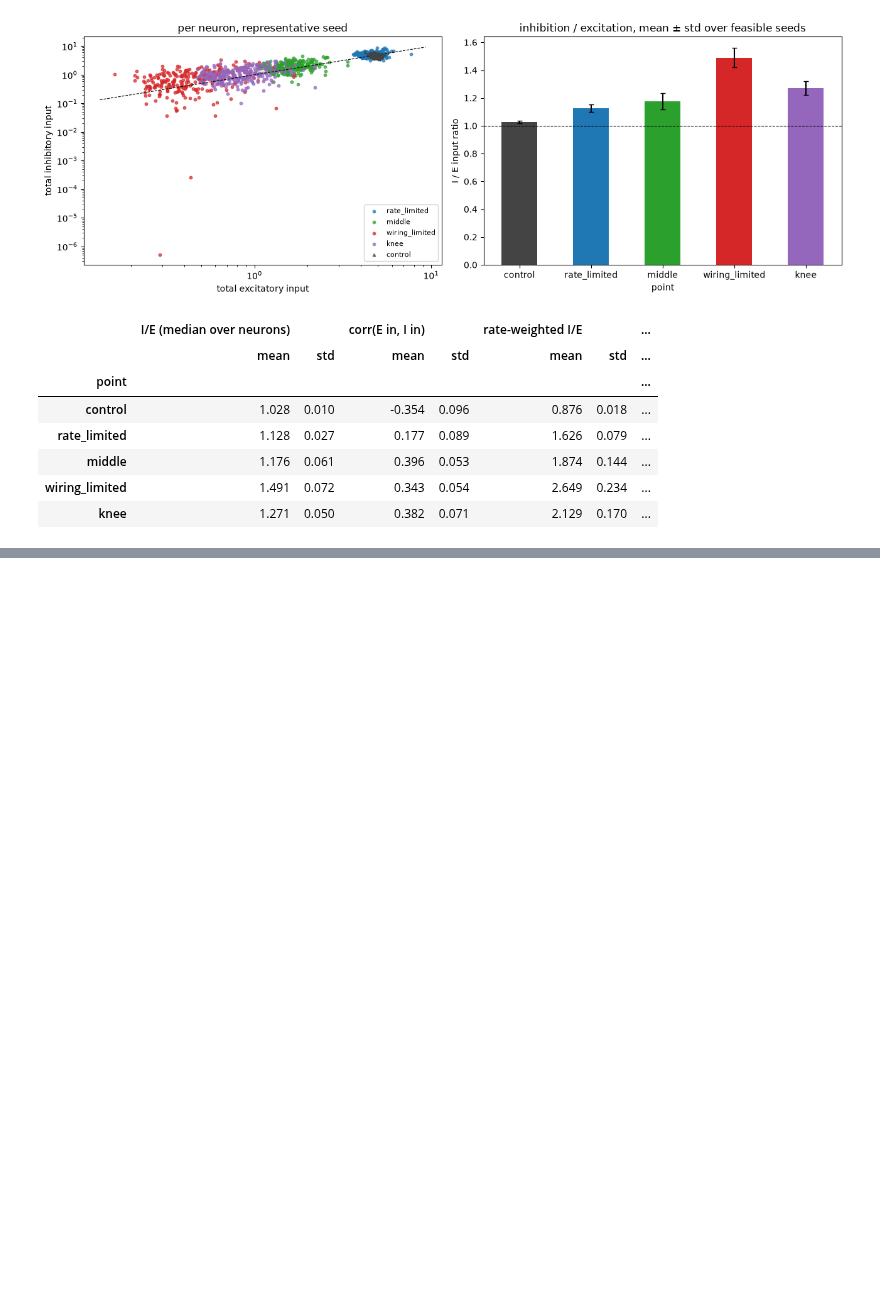
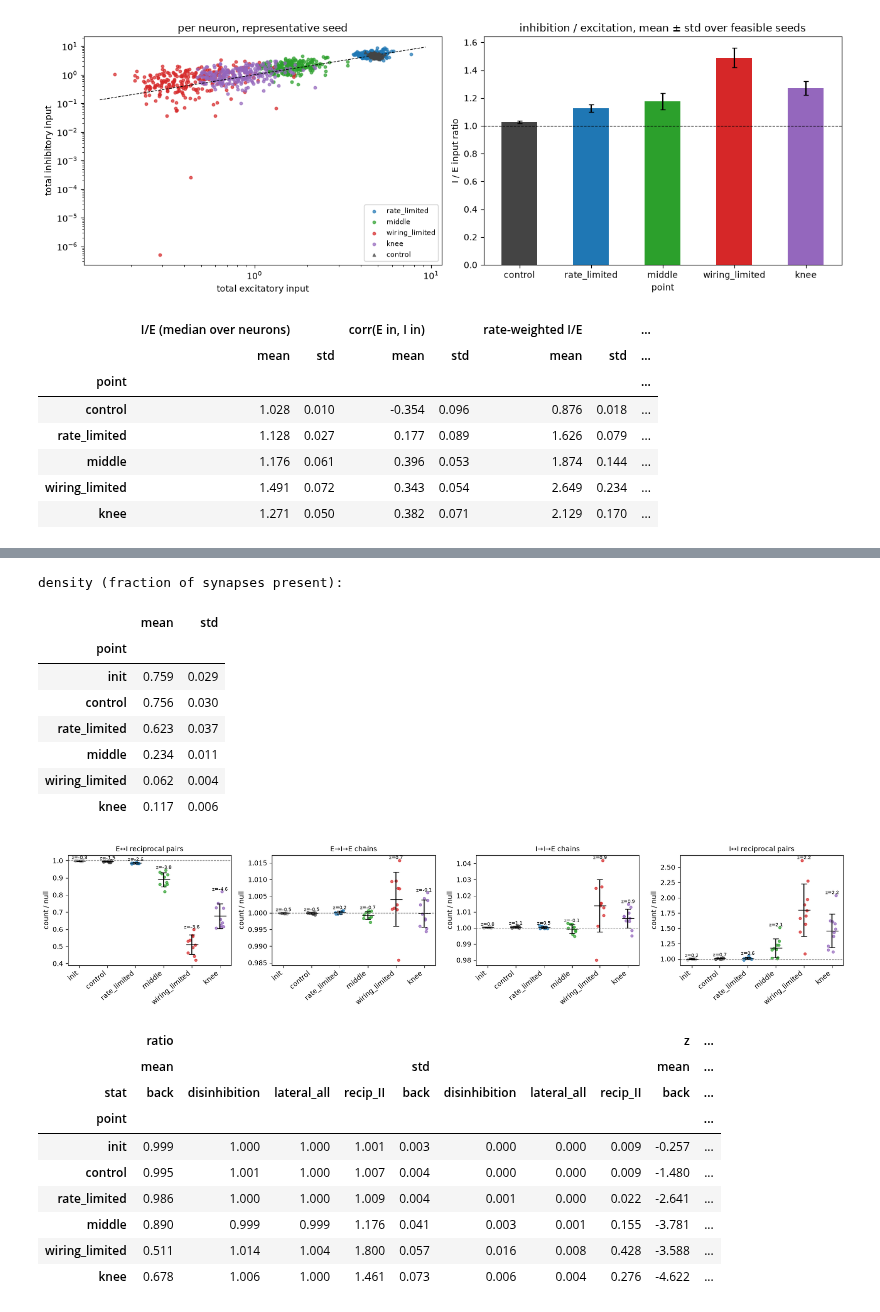
Before and after one commit to AtharvSuryawanshi/canonical_mc, a Jupyter notebook: notebooks/moo_zoom_analysis.ipynb, the cells around one changed output, grey strips where cells are left out. Cells and saved outputs as stored; diff of their text form; code cells hidden in the pictures; blank space fills up the shorter version.

```diff
--- a/notebooks/moo_zoom_analysis.ipynb
+++ b/notebooks/moo_zoom_analysis.ipynb
@@ -589,0 +744,28 @@ modular networks in RNNs (Achterberg et al. 2023), so wiring_limited and knee ar
+# %%
+print("density (fraction of synapses present):")
+display(mot_bin.groupby("point").density.agg(["mean", "std"]).reindex(PTS).round(3))
+plot_ratio(mot_bin, ["back", "lateral_all", "disinhibition", "recip_II"],
+           ["E↔I reciprocal pairs", "E→I→E chains", "I→I→E chains", "I↔I reciprocal pairs"],
+           ylabel="count / null")
+table(mot_bin, ["back", "lateral_all", "disinhibition", "recip_II"]).round(3)
+# %% [output]
+density (fraction of synapses present):
+|  | mean | std |
+| point |  |  |
+| init | 0.759 | 0.029 |
+| control | 0.756 | 0.030 |
+| rate_limited | 0.623 | 0.037 |
+| middle | 0.234 | 0.011 |
+| wiring_limited | 0.062 | 0.004 |
+| knee | 0.117 | 0.006 |
+[figure, added]
+|  | ratio |  |  |  |  |  |  |  | z | ... |
+|  | mean |  |  |  | std |  |  |  | mean | ... |
+| stat | back | disinhibition | lateral_all | recip_II | back | disinhibition | lateral_all | recip_II | back | ... |
+| point |  |  |  |  |  |  |  |  |  | ... |
+| init | 0.999 | 1.000 | 1.000 | 1.001 | 0.003 | 0.000 | 0.000 | 0.009 | -0.257 | ... |
+| control | 0.995 | 1.001 | 1.000 | 1.007 | 0.004 | 0.000 | 0.000 | 0.009 | -1.480 | ... |
+| rate_limited | 0.986 | 1.000 | 1.000 | 1.009 | 0.004 | 0.001 | 0.000 | 0.022 | -2.641 | ... |
+| middle | 0.890 | 0.999 | 0.999 | 1.176 | 0.041 | 0.003 | 0.001 | 0.155 | -3.781 | ... |
+| wiring_limited | 0.511 | 1.014 | 1.004 | 1.800 | 0.057 | 0.016 | 0.008 | 0.428 | -3.588 | ... |
+| knee | 0.678 | 1.006 | 1.000 | 1.461 | 0.073 | 0.006 | 0.004 | 0.276 | -4.622 | ... |
```
Also changed, not shown: parts of 15 cells of this notebook, 4 other files.
